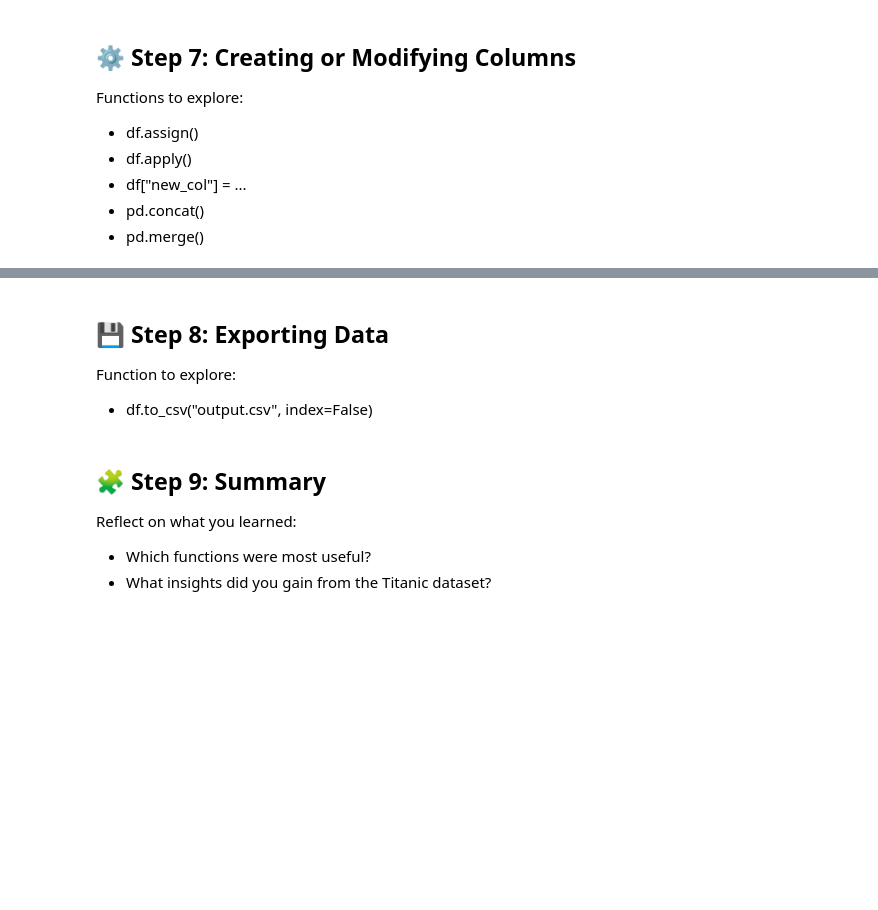
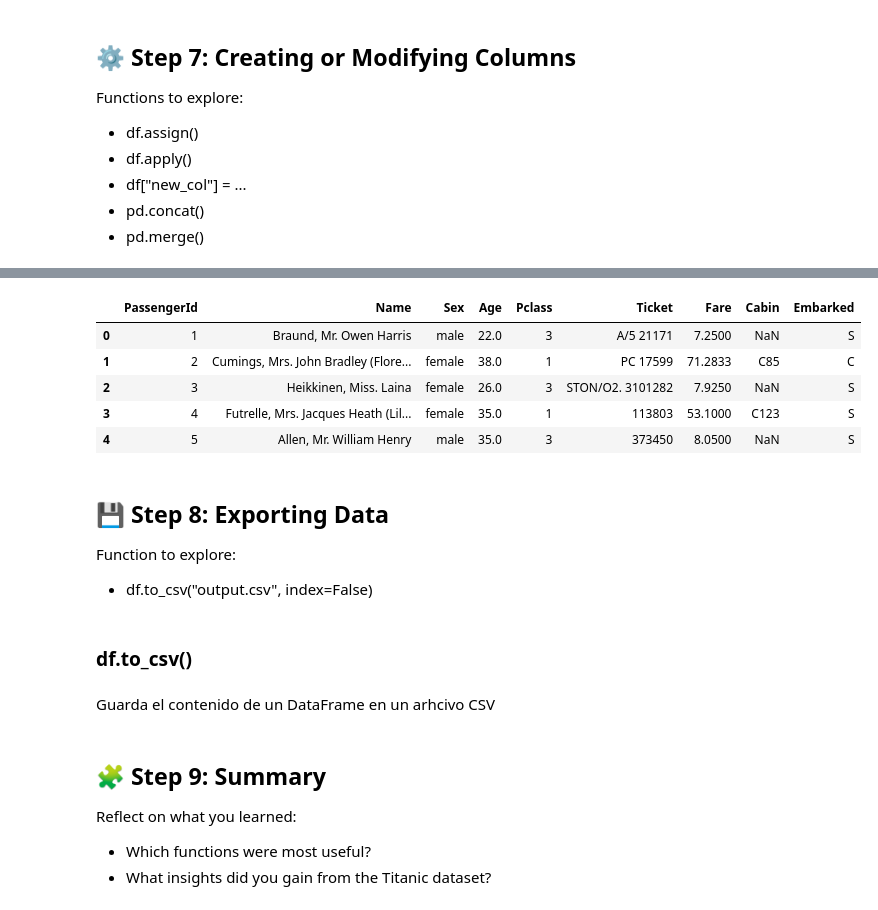
Before and after one commit to EnriqueJimenezMartinez/Task-1.1-Titanic-Dataset-Exploration-with-pandas, a Jupyter notebook: Titanic_Pandas_Practice_Notebook.ipynb, the cells around one changed output, grey strips where cells are left out. Cells and saved outputs as stored; diff of their text form; code cells hidden in the pictures; blank space fills up the shorter version.

```diff
--- a/Titanic_Pandas_Practice_Notebook.ipynb
+++ b/Titanic_Pandas_Practice_Notebook.ipynb
@@ -461,7 +578,23 @@ df[["Age", "Fare", "Fare_per_Age"]].head()
+# %%
+# Ejemplo 2
+df_economico = df[["PassengerId", "Ticket", "Fare", "Cabin", "Embarked"]]
+df_final = pd.merge(df_personal, df_economico, on="PassengerId", how="inner")
+df_final.head()
+# %% [output]
+|  | PassengerId | Name | Sex | Age | Pclass | Ticket | Fare | Cabin | Embarked |
+| 0 | 1 | Braund, Mr. Owen Harris | male | 22.0 | 3 | A/5 21171 | 7.2500 | NaN | S |
+| 1 | 2 | Cumings, Mrs. John Bradley (Flore... | female | 38.0 | 1 | PC 17599 | 71.2833 | C85 | C |
+| 2 | 3 | Heikkinen, Miss. Laina | female | 26.0 | 3 | STON/O2. 3101282 | 7.9250 | NaN | S |
+| 3 | 4 | Futrelle, Mrs. Jacques Heath (Lil... | female | 35.0 | 1 | 113803 | 53.1000 | C123 | S |
+| 4 | 5 | Allen, Mr. William Henry | male | 35.0 | 3 | 373450 | 8.0500 | NaN | S |
 # %% [markdown]
 
 ## 💾 Step 8: Exporting Data
 
 Function to explore:
 - df.to_csv("output.csv", index=False)
+# %% [markdown]
+### df.to_csv()
+# %% [markdown]
+Guarda el contenido de un DataFrame en un arhcivo CSV
 # %%
```
Also changed, not shown: parts of 80 cells of this notebook.
